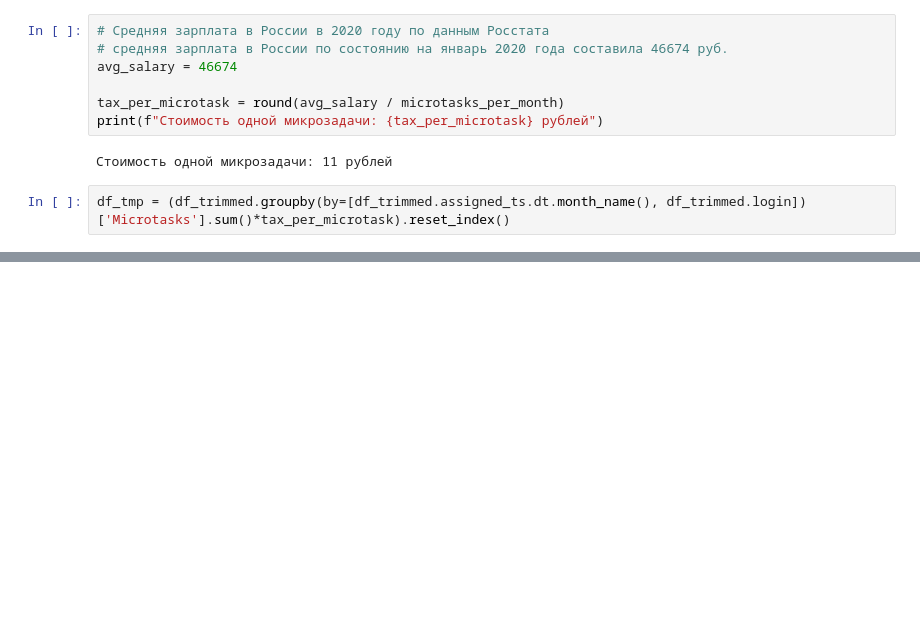
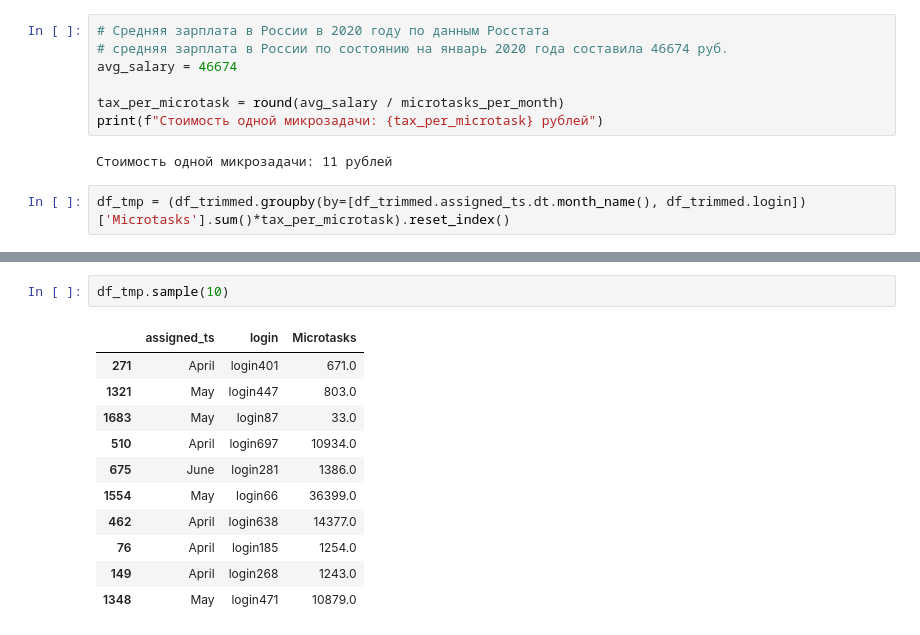
Before and after one commit to Pro100v/PythonProjects, a Jupyter notebook: DataAnalysis/TestTasks/Yandex/ya.ipynb, the cells around one changed output, grey strips where cells are left out. Drawn from its saved outputs; the diff is of its cells as text; blank space fills up the shorter version.

```diff
--- a/DataAnalysis/TestTasks/Yandex/ya.ipynb
+++ b/DataAnalysis/TestTasks/Yandex/ya.ipynb
@@ -224,0 +230,14 @@ df_tmp.head()
+# %%
+df_tmp.sample(10)
+# %% [output]
+|  | assigned_ts | login | Microtasks |
+| 271 | April | login401 | 671.0 |
+| 1321 | May | login447 | 803.0 |
+| 1683 | May | login87 | 33.0 |
+| 510 | April | login697 | 10934.0 |
+| 675 | June | login281 | 1386.0 |
+| 1554 | May | login66 | 36399.0 |
+| 462 | April | login638 | 14377.0 |
+| 76 | April | login185 | 1254.0 |
+| 149 | April | login268 | 1243.0 |
+| 1348 | May | login471 | 10879.0 |
```
Also changed, not shown: parts of 6 cells of this notebook.
